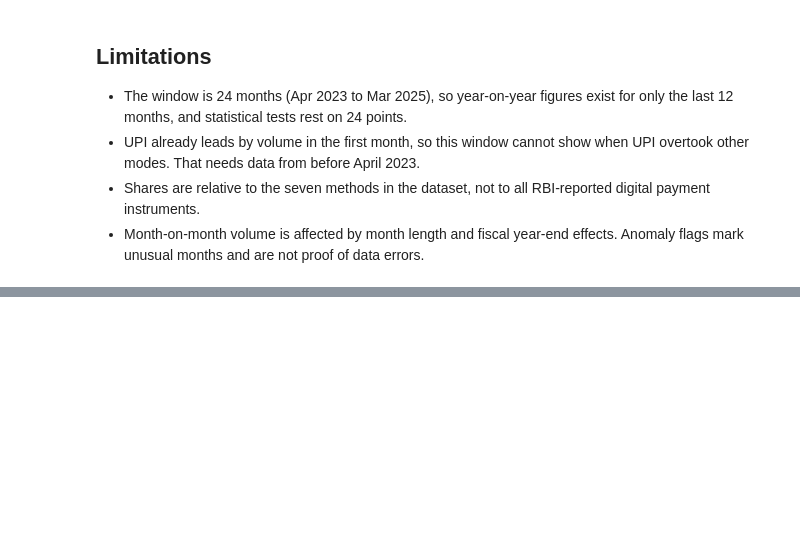
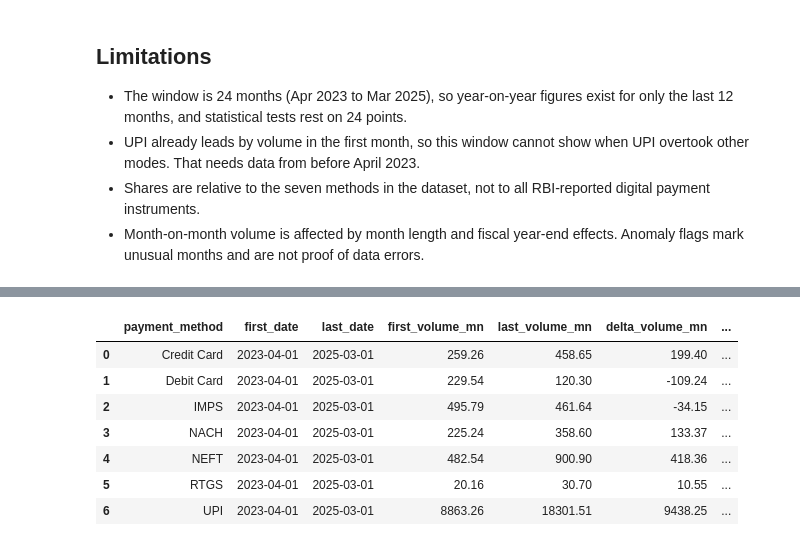
Before and after one commit to jaanhavik777/Beyond-Cash, a Jupyter notebook: notebooks/eda.ipynb, the cells around one changed output, grey strips where cells are left out. Drawn from its saved outputs; the diff is of its cells as text; code cells hidden in the pictures; blank space fills up the shorter version.

```diff
--- a/notebooks/eda.ipynb
+++ b/notebooks/eda.ipynb
@@ -602,0 +652,34 @@ Export files:
+# %%
+def growth_decomposition(df):
+    first_date, last_date = df["date"].min(), df["date"].max()
+    first_frame = df.loc[df["date"] == first_date].set_index("payment_method")
+    last_frame = df.loc[df["date"] == last_date].set_index("payment_method")
+    if set(first_frame.index) != set(last_frame.index):
+        raise ValueError("First and last month must contain the same payment methods")
+    result = pd.DataFrame({"payment_method": sorted(first_frame.index)})
+    result["first_date"] = first_date
+    result["last_date"] = last_date
+    for column, suffix in [("volume_mn", "volume_mn"), ("value_cr", "value_cr")]:
+        before = first_frame.loc[result["payment_method"], column].to_numpy()
+        after = last_frame.loc[result["payment_method"], column].to_numpy()
+        delta = after - before
+        total_delta = delta.sum()
+        result[f"first_{suffix}"] = before
+        result[f"last_{suffix}"] = after
+        result[f"delta_{suffix}"] = delta
+        result[f"contribution_{suffix}_pct"] = 100 * delta / total_delta if not np.isclose(total_delta, 0) else np.nan
+        if not np.isclose(total_delta, 0):
+            assert np.isclose(result[f"contribution_{suffix}_pct"].sum(), 100)
+    return result
+
+growth_contributions = growth_decomposition(payments)
+display(growth_contributions.round(2))
+# %% [output]
+|  | payment_method | first_date | last_date | first_volume_mn | last_volume_mn | delta_volume_mn | ... |
+| 0 | Credit Card | 2023-04-01 | 2025-03-01 | 259.26 | 458.65 | 199.40 | ... |
+| 1 | Debit Card | 2023-04-01 | 2025-03-01 | 229.54 | 120.30 | -109.24 | ... |
+| 2 | IMPS | 2023-04-01 | 2025-03-01 | 495.79 | 461.64 | -34.15 | ... |
+| 3 | NACH | 2023-04-01 | 2025-03-01 | 225.24 | 358.60 | 133.37 | ... |
+| 4 | NEFT | 2023-04-01 | 2025-03-01 | 482.54 | 900.90 | 418.36 | ... |
+| 5 | RTGS | 2023-04-01 | 2025-03-01 | 20.16 | 30.70 | 10.55 | ... |
+| 6 | UPI | 2023-04-01 | 2025-03-01 | 8863.26 | 18301.51 | 9438.25 | ... |
```
Also changed, not shown: parts of 17 cells of this notebook, 16 other files.
